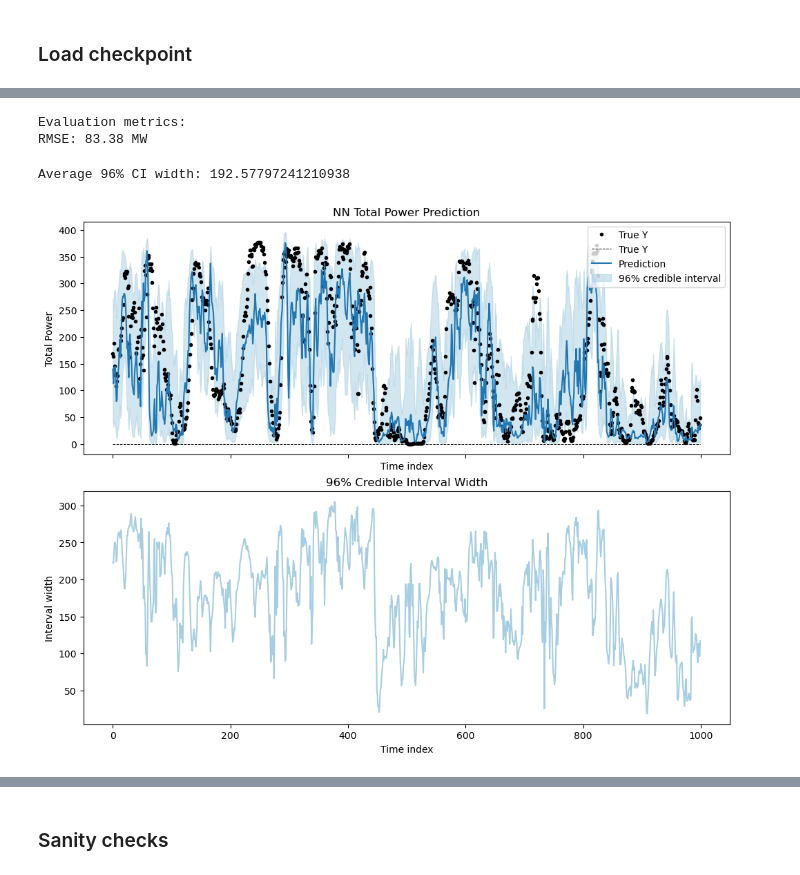
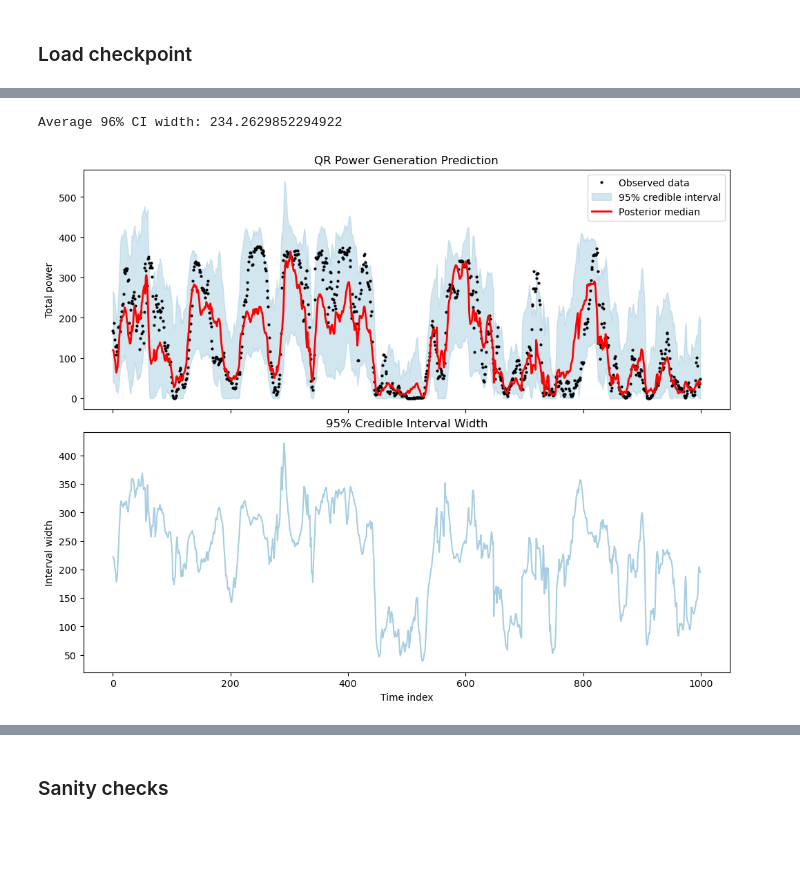
Before and after one commit to noemiwbr/master_thesis, a Jupyter notebook: notebooks/windpower_forecast_detQuantile.ipynb, the cells around one changed output, grey strips where cells are left out. Cells and saved outputs as stored; diff of their text form; code cells hidden in the pictures; blank space fills up the shorter version.

```diff
--- a/notebooks/windpower_forecast_detQuantile.ipynb
+++ b/notebooks/windpower_forecast_detQuantile.ipynb
@@ -247,64 +436,7 @@ plt.show()
-# %%
-quantiles = np.linspace(0, 1, 51)
-median_idx = (quantiles == 0.5).nonzero()[0].item()
-
-nn_model_quantile.eval()
-with torch.no_grad():
-    y_sum_pred = nn_model_quantile(X_test_tensor)
-
-Y_pred = y_sum_pred.numpy() * Y_test_aval[:, None]
-
-mse = mean_squared_error(Y_test_gen, Y_pred[:, median_idx])
-rmse = jnp.sqrt(mse)
-
-
-print(f"Evaluation metrics:")
-print(f"RMSE: {rmse:.2f} MW")
-# %% [output]
-Evaluation metrics:
-RMSE: 83.38 MW
 # %%
 q02_idx = (quantiles == 0.02).nonzero()[0].item()
 q98_idx = (quantiles == 0.98).nonzero()[0].item()
-avg_ci_width = np.mean((Y_pred[:, q98_idx] - Y_pred[:, q02_idx]))
+avg_ci_width = np.mean((Y_pred_ensembles[:, q98_idx] - Y_pred_ensembles[:, q02_idx]))
 print(f"Average 96% CI width: {avg_ci_width}")
 # %% [output]
-Average 96% CI width: 192.57797241210938
+Average 96% CI width: 234.2629852294922
-# %%
-# Plot
-median_idx = (quantiles == 0.5).nonzero()[0].item()
-q02_idx = (quantiles == 0.02).nonzero()[0].item()
-q98_idx = (quantiles == 0.98).nonzero()[0].item()
-
-n_plot = 1000
-fig, axes = plt.subplots(figsize=(10, 8), nrows=2, sharex=True, constrained_layout=True)
-ax = axes[0]
-ax.plot(Y_test_gen[:n_plot], ".", color="black", label="True Y")
-ax.plot([0 for _ in range(n_plot)], "--", lw=0.7, color="black", label="True Y")
-ax.plot(Y_pred[:n_plot, median_idx], color="C0", label="Prediction")
-
-ax.fill_between(
-    range(n_plot),
-    Y_pred[:n_plot, q02_idx],
-    Y_pred[:n_plot, q98_idx],
-    color="#A6CEE3",
-    alpha=0.5,
-    label="96% credible interval",
-)
-ax.set(xlabel="Time index", ylabel="Total Power", title="NN Total Power Prediction")
-ax.legend()
-
-ax2 = axes[1]
-ax2.plot(
-    range(n_plot),
-    Y_pred[:n_plot, q98_idx] - Y_pred[:n_plot, q02_idx],
-    color="#A6CEE3",
-)
-ax2.set(
-    xlabel="Time index",
-    ylabel="Interval width",
-    title="96% Credible Interval Width",
-)
-plt.show()
-# %% [output]
-[figure, removed]
@@ -310,0 +526,17 @@ plt.show()
+# %%
+median, lower, upper = extract_quantile_curves(
+    Y_pred_quantiles=Y_pred_ensembles,
+    quantiles=quantiles,
+    median_q=0.5,
+    lower_q=0.02,
+    upper_q=0.98,
+)
+
+fig, axes = plot_qr_hdi_prediction(
+    Y_true=Y_test_gen,
+    conf_interval=np.column_stack([lower, upper]),
+    medians=median,
+    n_plot=1000,
+)
+# %% [output]
+[figure, added]
```
Also changed, not shown: parts of 45 cells of this notebook, 1 other file.
